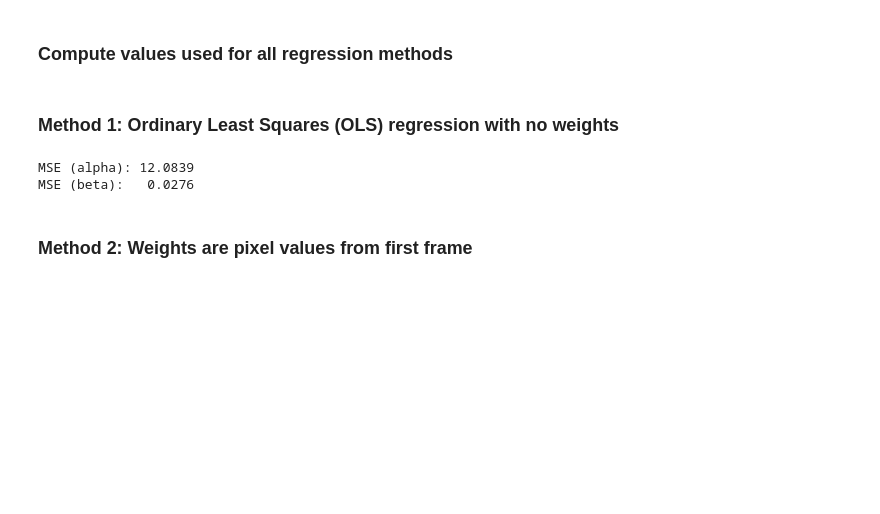
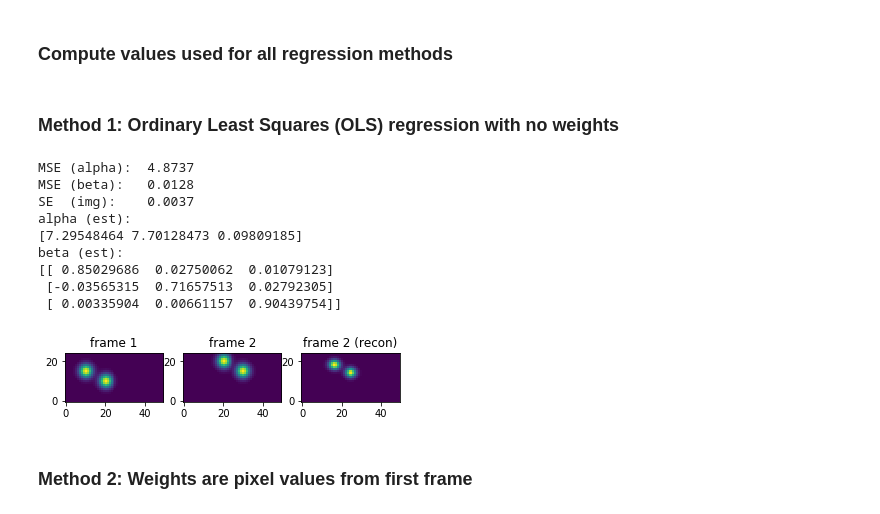
Before and after one commit to evarol/ot_tracking, a Jupyter notebook: python/notebooks/ot_regression.ipynb, the cells around one changed output. Drawn from its saved outputs; the diff is of its cells as text; code cells hidden in the pictures; blank space fills up the shorter version.

Commit message:
Started notebook to examine OT regression with MP components

```diff
--- a/python/notebooks/ot_regression.ipynb
+++ b/python/notebooks/ot_regression.ipynb
@@ -41,3 +28,13 @@ num. pixels: 6250
+# %%
+cov = 5 * np.eye(3)
+mu_1 = np.array([20, 10, 3])
+mu_2 = np.array([10, 15, 3])
+
+cell_1 = multivariate_normal.pdf(grid, mu_1, cov).reshape(img_shape)
+cell_2 = multivariate_normal.pdf(grid, mu_2, cov).reshape(img_shape)
+
+frame_1 = cell_1  + cell_2
+frame_1[frame_1 < 1e-4] = 0
 # %% [markdown]
 ### Target frame
 # %%
@@ -88,8 +114,16 @@ def print_regression_report(alpha_est, beta_est, verbose=False):
     alpha_mse = np.sum((alpha_est - alpha) ** 2) / 3
     beta_mse = np.sum((beta_est - beta) ** 2) / 9
 
+    # Reconstruct frame 2 using estimated transformation
+    inv_beta_est = np.linalg.inv(beta_est)
+    inv_alpha_est = -inv_beta_est @ alpha_est
+    img_recon = affine_transform(frame_1, inv_beta_est, inv_alpha_est)
+
+    img_se = np.sum((img_recon - frame_2) ** 2)
+
     print(f'MSE (alpha): {alpha_mse:7.4f}')
     print(f'MSE (beta):  {beta_mse:7.4f}')
+    print(f'SE  (img):   {img_se:7.4f}')
 
     if verbose:
 
@@ -98,16 +132,36 @@ def print_regression_report(alpha_est, beta_est, verbose=False):
 
         print('beta (est):')
         print(beta_est)
+
+        plt.subplot(131)
+        plot_maxproj(frame_1)
+        plt.title('frame 1')
+
+        plt.subplot(132)
+        plot_maxproj(frame_2)
+        plt.title('frame 2')
+
+        plt.subplot(133)
+        plot_maxproj(img_recon)
+        plt.title('frame 2 (recon)')
 # %% [markdown]
 ### Method 1: Ordinary Least Squares (OLS) regression with no weights
 # %%
 ols = LinearRegression(fit_intercept=True)
 ols.fit(X, Y)
 
-print_regression_report(ols.intercept_, ols.coef_)
+print_regression_report(ols.intercept_, ols.coef_, verbose=True)
 # %% [output]
-MSE (alpha): 12.0839
-MSE (beta):   0.0276
+MSE (alpha):  4.8737
+MSE (beta):   0.0128
+SE  (img):    0.0037
+alpha (est):
+[7.29548464 7.70128473 0.09809185]
+beta (est):
+[[ 0.85029686  0.02750062  0.01079123]
+ [-0.03565315  0.71657513  0.02792305]
+ [ 0.00335904  0.00661157  0.90439754]]
+[figure, added]
 # %% [markdown]
 ### Method 2: Weights are pixel values from first frame
 # %%
```
Also changed, not shown: parts of 18 cells of this notebook, 2 other files.
